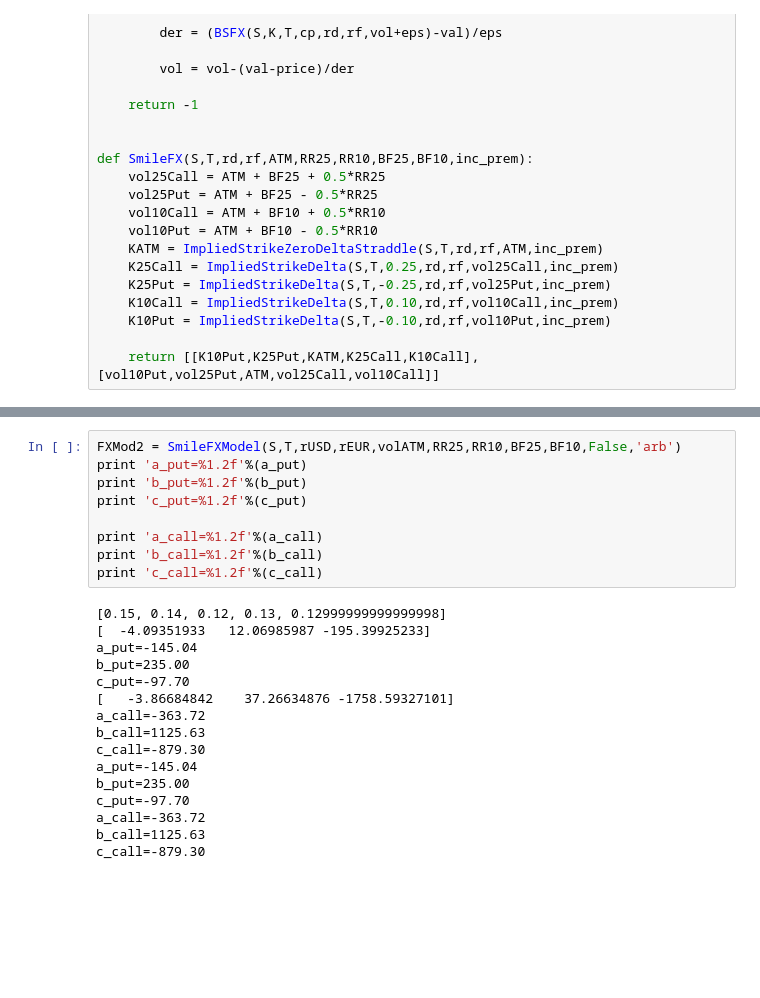
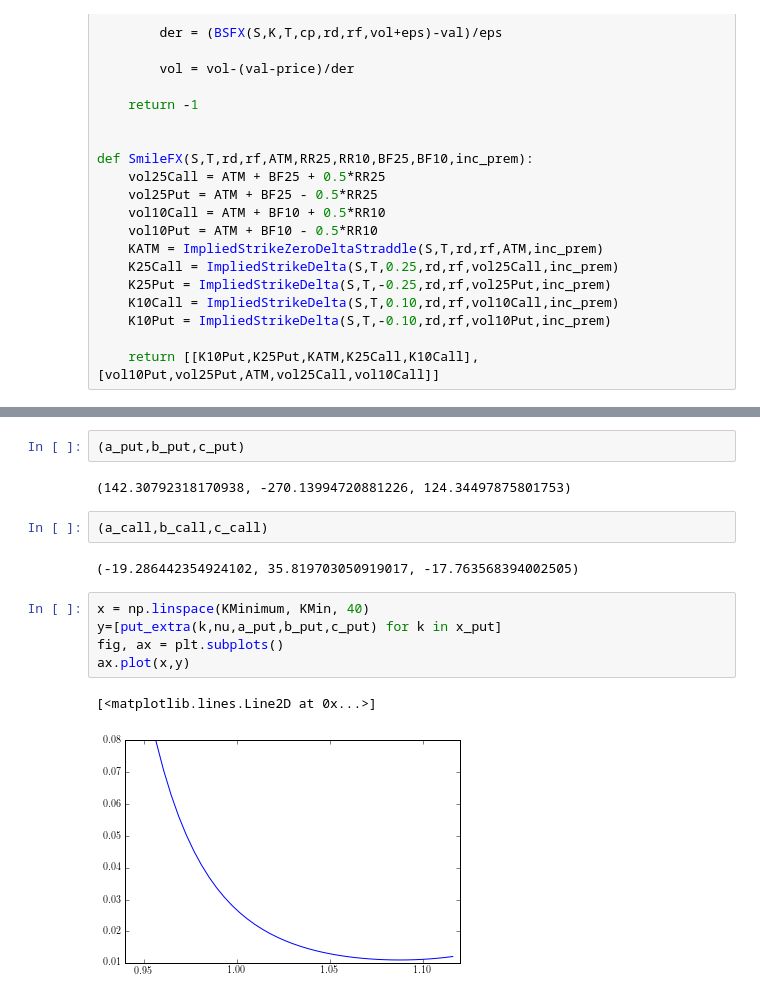
Before and after one commit to rguillemot/Formation_Finance, a Jupyter notebook: Forex_Credit_Equity/notebook/FX Option.ipynb, the cells around one changed output, grey strips where cells are left out. Drawn from its saved outputs; the diff is of its cells as text; blank space fills up the shorter version.

```diff
--- a/Forex_Credit_Equity/notebook/FX Option.ipynb
+++ b/Forex_Credit_Equity/notebook/FX Option.ipynb
@@ -373,25 +354,16 @@ ax2.plot(x_call,y_call2)
-# %%
-FXMod2 = SmileFXModel(S,T,rUSD,rEUR,volATM,RR25,RR10,BF25,BF10,False,'arb')
-print 'a_put=%1.2f'%(a_put)
-print 'b_put=%1.2f'%(b_put)
-print 'c_put=%1.2f'%(c_put)
-
-print 'a_call=%1.2f'%(a_call)
-print 'b_call=%1.2f'%(b_call)
-print 'c_call=%1.2f'%(c_call)
-# %% [output]
-[0.15, 0.14, 0.12, 0.13, 0.12999999999999998]
-[  -4.09351933   12.06985987 -195.39925233]
-a_put=-145.04
-b_put=235.00
-c_put=-97.70
-[   -3.86684842    37.26634876 -1758.59327101]
-a_call=-363.72
-b_call=1125.63
-c_call=-879.30
-a_put=-145.04
-b_put=235.00
-c_put=-97.70
-a_call=-363.72
-b_call=1125.63
-c_call=-879.30
+# %%
+(a_put,b_put,c_put)
+# %% [output]
+(142.30792318170938, -270.13994720881226, 124.34497875801753)
+# %%
+(a_call,b_call,c_call)
+# %% [output]
+(-19.286442354924102, 35.819703050919017, -17.763568394002505)
+# %%
+x = np.linspace(KMinimum, KMin, 40)
+y=[put_extra(k,nu,a_put,b_put,c_put) for k in x_put]
+fig, ax = plt.subplots()
+ax.plot(x,y)
+# %% [output]
+[<matplotlib.lines.Line2D at 0x...>]
+[figure, added]
```
Also changed, not shown: parts of 4 cells of this notebook.
